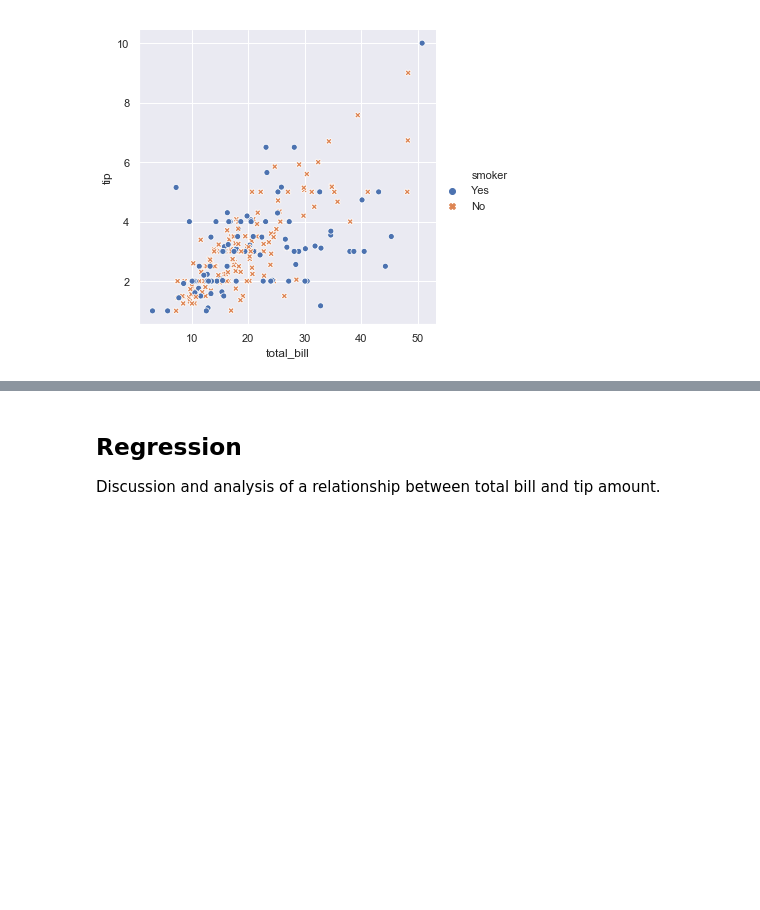
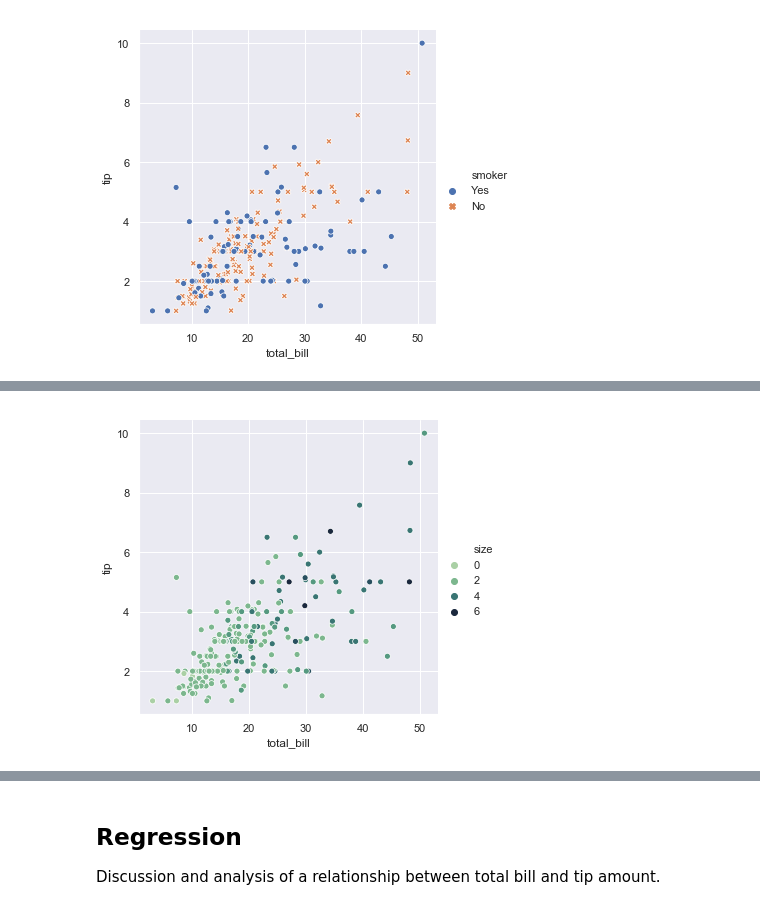
Before and after one commit to zaraquail/Tips-data-set-Fundamentals-of-Data-Analysis-Assessment-2019, a Jupyter notebook: Tips data set assignment.ipynb, the cells around one changed output, grey strips where cells are left out. Saved outputs shown, nothing was run; the diff lists cells and outputs as text; code cells hidden in the pictures; blank space fills up the shorter version.

```diff
--- a/Tips data set assignment.ipynb
+++ b/Tips data set assignment.ipynb
@@ -57,0 +72,6 @@ sns.relplot(x="total_bill", y="tip", hue="smoker", style="smoker",
+# %%
+# It can be useful and fun to customize the colour pallette. Ths is the plot using the cbe interface to cubehelix_palette().[5]
+
+sns.relplot(x="total_bill", y="tip", hue="size", palette="ch:r=-.5,l=.75", data=tips);
+# %% [output]
+[figure, added]
```
Also changed, not shown: parts of 4 cells of this notebook.
